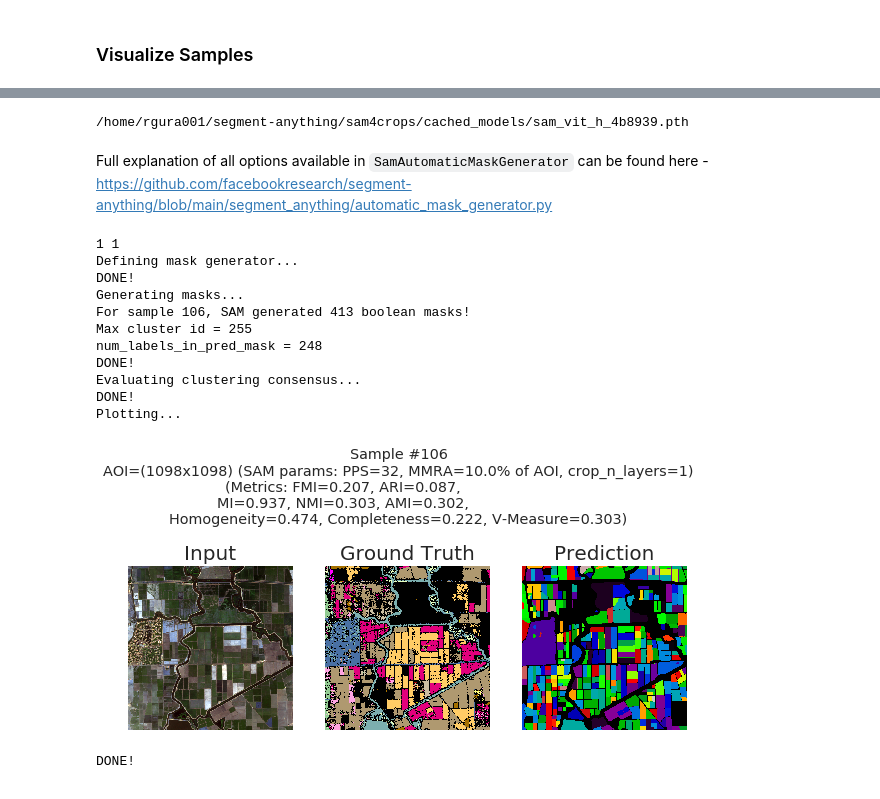
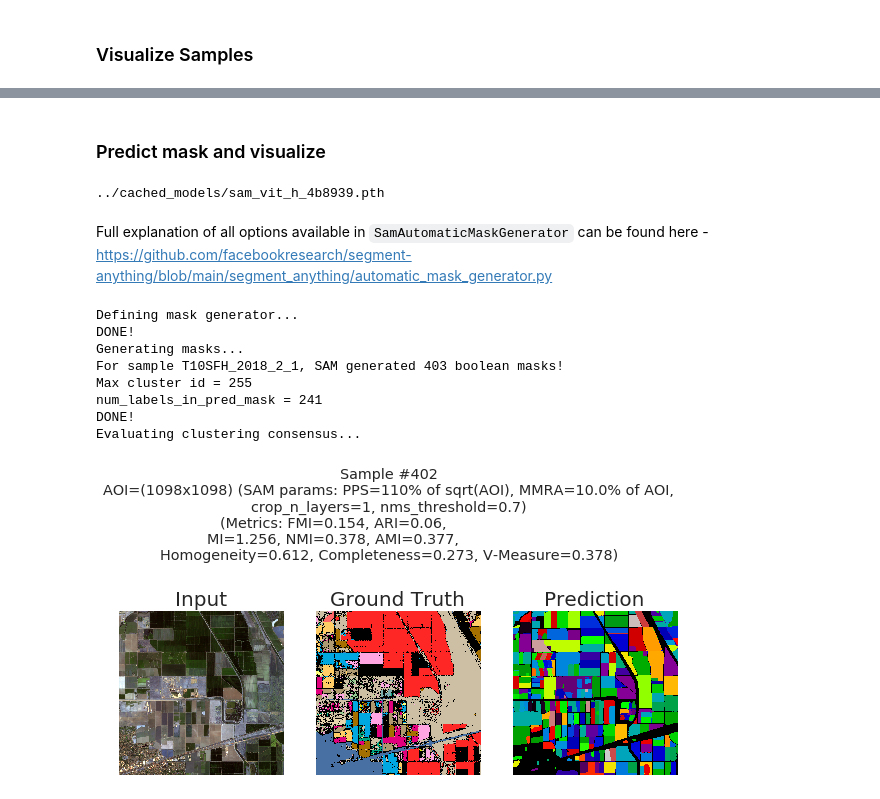
Before and after one commit to madlab-ucr/sam4crops, a Jupyter notebook: src/GettingStarted.ipynb, the cells around one changed output, grey strips where cells are left out. Saved outputs shown, nothing was run; the diff lists cells and outputs as text; code cells hidden in the pictures.

```diff
--- a/src/GettingStarted.ipynb
+++ b/src/GettingStarted.ipynb
@@ -91,7 +93,7 @@ Compute NDVI cube for a tile, then use max NDVI timestep to create RGB render.
 
 NDVI = (B8-B4) / (B8+B4)
 # %%
-with open("/home/rgura001/segment-anything/sam4crops/unusable_tiles.txt", 'r') as file:
+with open("unusable_tiles.txt", 'r') as file:
     unusable_tiles = [line.rstrip() for line in file]
 
 print(len(unusable_tiles))
@@ -221,11 +164,0 @@ print(sample_idxes)
-# %%
-i = 2
-sample_id = sample_idxes[i]
-sample = np.load(sample_filepaths[sample_id])
-print(sample_idxes[i], sample.shape)
-
-image, gt_mask = sample[...,:3].astype('uint8'), sample[...,-1] ## because SAM expects uint8 inputs
-print(image.shape, gt_mask.shape)
-
-from utils import plot_sample
-plot_sample(img=image, mask=gt_mask)
@@ -242,0 +165,5 @@ num_classes_in_gt_mask
+# %%
+image, gt_mask = datapoint[...,:3], datapoint[...,-1]
+aoi_size = image.shape[0]
+plot_sample(img=image, mask=gt_mask,
+            titlestr=f"Tile ID: {id_}, shape={datapoint.shape}", show=True)
@@ -243,16 +172,18 @@ num_classes_in_gt_mask
+# %% [markdown]
+### Predict mask and visualize
 # %%
 import sys
 sys.path.append("..")
 from segment_anything import sam_model_registry, SamAutomaticMaskGenerator, SamPredictor
 
-MODEL_DIR = "/home/rgura001/segment-anything/sam4crops/cached_models"
+MODEL_DIR = "../cached_models"
 model_type = "vit_h"
 sam_checkpoint = [fp for fp in glob.glob(MODEL_DIR+'/*.pth') if model_type in fp][0]
 print(sam_checkpoint)
 device = "cuda:7"
 sam = sam_model_registry[model_type](checkpoint=sam_checkpoint).to(device=device)
 # %% [output]
-/home/rgura001/segment-anything/sam4crops/cached_models/sam_vit_h_4b8939.pth
+../cached_models/sam_vit_h_4b8939.pth
 # %% [markdown]
 Full explanation of all options available in `SamAutomaticMaskGenerator` can be found here - https://github.com/facebookresearch/segment-anything/blob/main/segment_anything/automatic_mask_generator.py
 # %%
@@ -260,31 +191,25 @@ from utils import plot_prediction, eval_clustering
 
 img_w, img_h = aoi_size, aoi_size
 min_mask_region_fracs_vals = [1e-1]
-# min_mask_area_vals = [int(min_mask_area_frac*img_w*img_h) for min_mask_area_frac in min_mask_region_frac_vals]
-pps_vals = [32]
+pps_frac_vals = [0.1]
 crop_n_layers_vals = [1]
 crop_n_points_downscale_factor = 1
+nms_thresh = 0.7
 
-for pps in pps_vals:
+for pps_frac in pps_frac_vals:
+    pps = np.ceil(pps_frac*img_w).astype(int)
+    pps_perc = pps_frac*100
     for min_mask_area_frac in tqdm(min_mask_region_fracs_vals, leave=False):
         min_mask_area = int(min_mask_area_frac*img_w*img_h)
         min_mask_area_perc = min_mask_area_frac*100
         for crop_n_layers in crop_n_layers_vals:
-            # for crop_n_points_downscale_factor in crop_n_points_downscale_factor_vals:
-            # try:
-            print(crop_n_layers, crop_n_points_downscale_factor)
-
-            titlestr = "AOI=({}x{}) (SAM params: PPS={}, MMRA={}% of AOI, crop_n_layers={})"\
-                        .format(img_w, img_h, pps, min_mask_area_perc, crop_n_layers)
-            # print(titlestr)
-
             print("Defining mask generator...")
             mask_generator = SamAutomaticMaskGenerator(model=sam,
                                                         points_per_side=pps,
                                                         pred_iou_thresh=0.95,
                                                         stability_score_thresh=0.95,
-                                                        # box_nms_thresh=0.0,
-                                                        # crop_nms_thresh=0.0,
+                                                        box_nms_thresh=nms_thresh,
+                                                        crop_nms_thresh=nms_thresh,
                                                         crop_n_layers=crop_n_layers,
                                                         crop_n_points_downscale_factor=crop_n_points_downscale_factor,
                                                         min_mask_region_area=min_mask_area,  # Requires open-cv to run post-processing
@@ -294,7 +219,7 @@ for pps in pps_vals:
             print("Generating masks...")
             masks = mask_generator.generate(image)
             # print(masks[0].keys())
-            print("For sample {}, SAM generated {} boolean masks!".format(sample_id, len(masks)))
+            print("For sample {}, SAM generated {} boolean masks!".format(id_, len(masks)))
             ## Sort masks by stability score
             masks = sorted(masks, key=lambda d: d['stability_score'])
 
@@ -303,37 +228,48 @@ for pps in pps_vals:
             # print(pred_mask.shape)
             # print(collections.Counter(pred_mask.flatten()))
 
             ## Checking for any overlap in the masks
             # bin_masks = np.array([np.array(mask['segmentation']).astype(int) for mask in masks])
             # print(collections.Counter(bin_masks.flatten()))
             # pred_mask = np.sum(bin_masks, axis=0)
             # print(pred_mask.shape)
             # print(collections.Counter(pred_mask.flatten()))
 
             ## Transform N boolean overlapping masks into one numerically encoded mask
             pred_mask = np.zeros((image.shape[0], image.shape[1]))
             # pred_mask = masks[0]['segmentation'].astype(int)
             for i in range(len(masks)):
                 val = i+1
                 pred_mask += masks[i]['segmentation'].astype(int) * val
                 pred_mask = np.where(pred_mask > val, val, pred_mask)
             pred_mask = pred_mask.astype('uint8')
             print(f"Max cluster id = {pred_mask.flatten().max()}")
             print(f"num_labels_in_pred_mask = {len(np.unique(pred_mask))}")
             print("DONE!")
 
             print("Evaluating clustering consensus...")
+            clust_score = eval_clustering(gt_mask.flatten(), pred_mask.flatten())
+            clust_score['num_labels_in_pred_mask'] = len(np.unique(pred_mask))
+            clust_score['num_labels_in_gt_mask'] = len(np.unique(gt_mask))
+
+            titlestr = "AOI=({}x{}) (SAM params: PPS={}% of sqrt(AOI), MMRA={}% of AOI,\ncrop_n_layers={}, nms_threshold={})".\
+                                    format(img_w, img_h, pps, min_mask_area_perc, crop_n_layers, nms_thresh)
+
+            titlestr += f"\n(Metrics: FMI={clust_score['FMI']}, ARI={clust_score['ARI']},\
+                        \nMI={clust_score['MI']}, NMI={clust_score['NMI']}, AMI={clust_score['AMI']},\
+                        \nHomogeneity={clust_score['Homogeneity']}, Completeness={clust_score['Completeness']}, V-Measure={clust_score['V-Measure']})"
+            titlestr = f"Sample #{i}\n"+titlestr
+            plot_prediction(input=image, gt_mask=gt_mask, pred_mask=pred_mask,
+                            titlestr=titlestr,
+                            show=True
+                        )
 # %% [output]
-1 1
 Defining mask generator...
 DONE!
 Generating masks...
-For sample 106, SAM generated 413 boolean masks!
+For sample T10SFH_2018_2_1, SAM generated 403 boolean masks!
 Max cluster id = 255
-num_labels_in_pred_mask = 248
+num_labels_in_pred_mask = 241
 DONE!
 Evaluating clustering consensus...
-DONE!
-Plotting...
-[figure, old version]
+[figure, new version]
-DONE!
```
Also changed, not shown: parts of 13 cells of this notebook, 2 other files.
